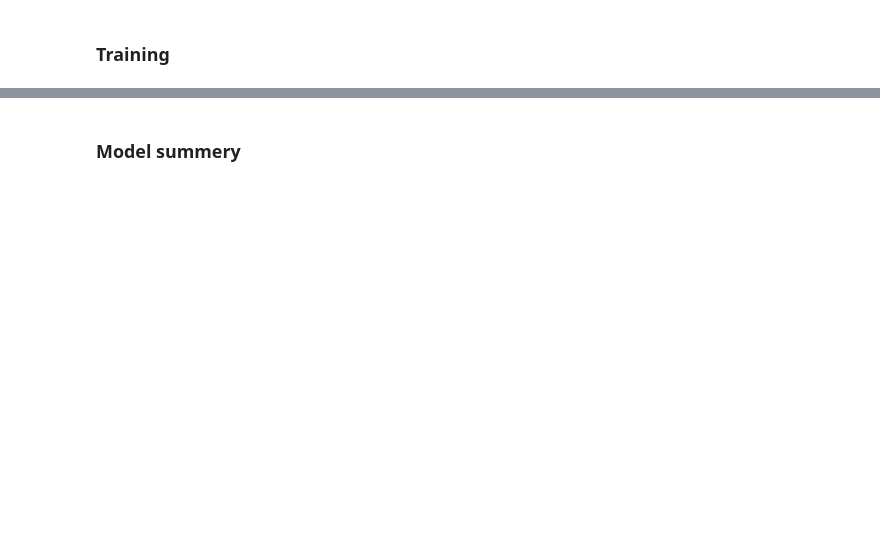
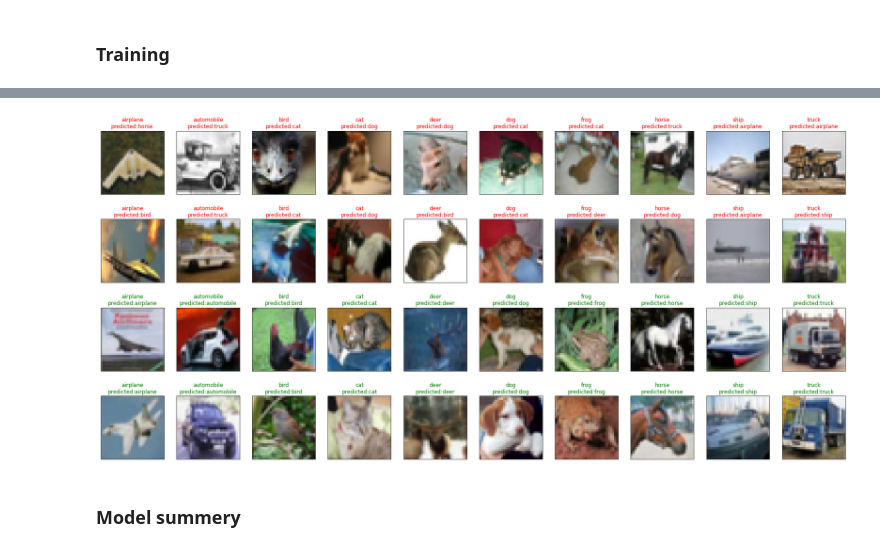
Before and after one commit to kmchiti/ELE6310E, a Jupyter notebook: A0/PyTorch_Tutorial_(ELE6310E).ipynb, the cells around one changed output, grey strips where cells are left out. Saved outputs shown, nothing was run; the diff lists cells and outputs as text; code cells hidden in the pictures; blank space fills up the shorter version.

```diff
--- a/A0/PyTorch_Tutorial_(ELE6310E).ipynb
+++ b/A0/PyTorch_Tutorial_(ELE6310E).ipynb
@@ -342,17 +224,0 @@ def measure_executation_time(tensor, module, device=torch.device('cpu')):
-# %%
-batch_size = [4, 8, 16, 32, 64, 128]
-conv = torch.nn.Conv2d(32, 128, 3)
-
-gpu_time = []
-cpu_time = []
-for b in batch_size:
-    x = torch.rand(b, 32, 32, 32)
-    gpu_time.append(measure_executation_time(x, conv, torch.device('cuda')))
-    cpu_time.append(measure_executation_time(x, conv, torch.device('cpu')))
-
-plt.plot(batch_size, cpu_time, '-o', label='cpu')
-plt.plot(batch_size, gpu_time, '-o', label='gpu')
-plt.yscale('log')
-plt.xlabel("batch size")
-plt.ylabel("Runtime")
-plt.legend()
@@ -582,3 +487,42 @@ plt.grid()
+# %%
+import torchvision.transforms.functional as F
+def show_samples(test_data, model):
+    samples_T = [[] for _ in range(10)]
+    samples_F = [[] for _ in range(10)]
+    for image, label in test_data:
+      pred = model(image[None,:].to('cuda'))
+      pred = torch.argmax(pred).item()
+      if pred != label and len(samples_F[label])<2:
+          samples_F[label].append(image)
+      if pred == label and len(samples_T[label]) < 2:
+        samples_T[label].append(image)
+
+    fig, axes = plt.subplots(4, 10, squeeze=False, figsize=(10*3, 4*3.5))
+    for i in range(10):
+        for j in range(2):
+            img = samples_F[i][j].detach()
+            pred = model(img[None,:].to('cuda'))
+            pred = torch.argmax(pred).item()
+            for c in range(img.shape[0]):
+                img[c] = img[c]*std[c] + mean[c]
+            img = F.to_pil_image(img)
+            axes[j, i].imshow(np.asarray(img))
+            axes[j, i].set(xticklabels=[], yticklabels=[], xticks=[], yticks=[])
+            axes[j, i].set_title(test_data.classes[i]+f"\npredicted:{test_data.classes[pred]}", color='red')
+
+            img = samples_T[i][j].detach()
+            pred = model(img[None,:].to('cuda'))
+            pred = torch.argmax(pred).item()
+            for c in range(img.shape[0]):
+                img[c] = img[c]*std[c] + mean[c]
+            img = F.to_pil_image(img)
+            axes[j+2, i].imshow(np.asarray(img))
+            axes[j+2, i].set(xticklabels=[], yticklabels=[], xticks=[], yticks=[])
+            axes[j+2, i].set_title(test_data.classes[i]+f"\npredicted:{test_data.classes[pred]}", color='green')
+
+show_samples(test_data, model)
+# %% [output]
+[figure, added]
 # %% [markdown]
 ### Model summery
 # %%
```
Also changed, not shown: parts of 34 cells of this notebook, 1 other file.
